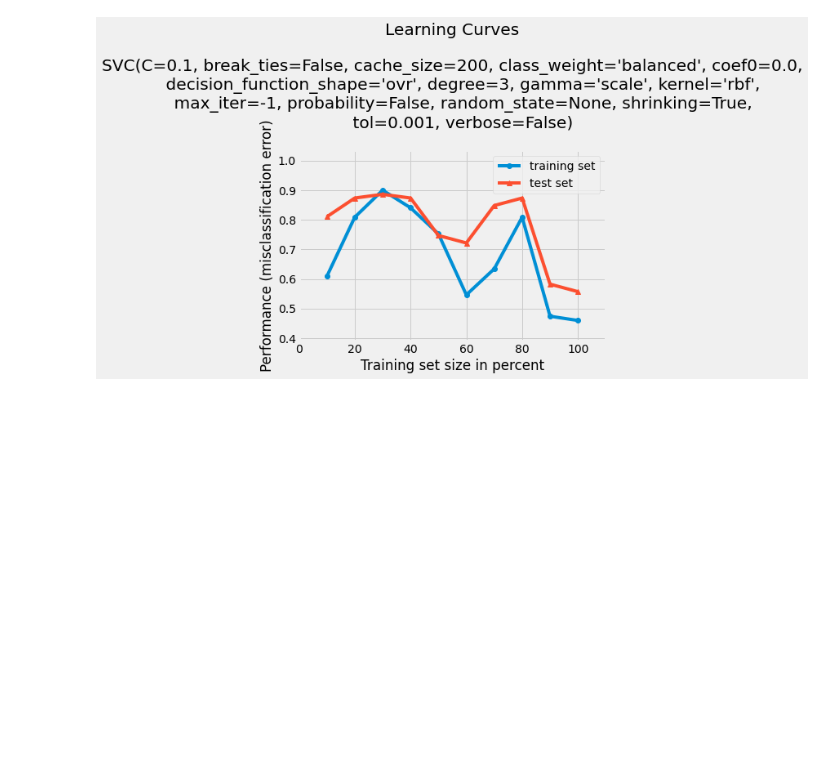
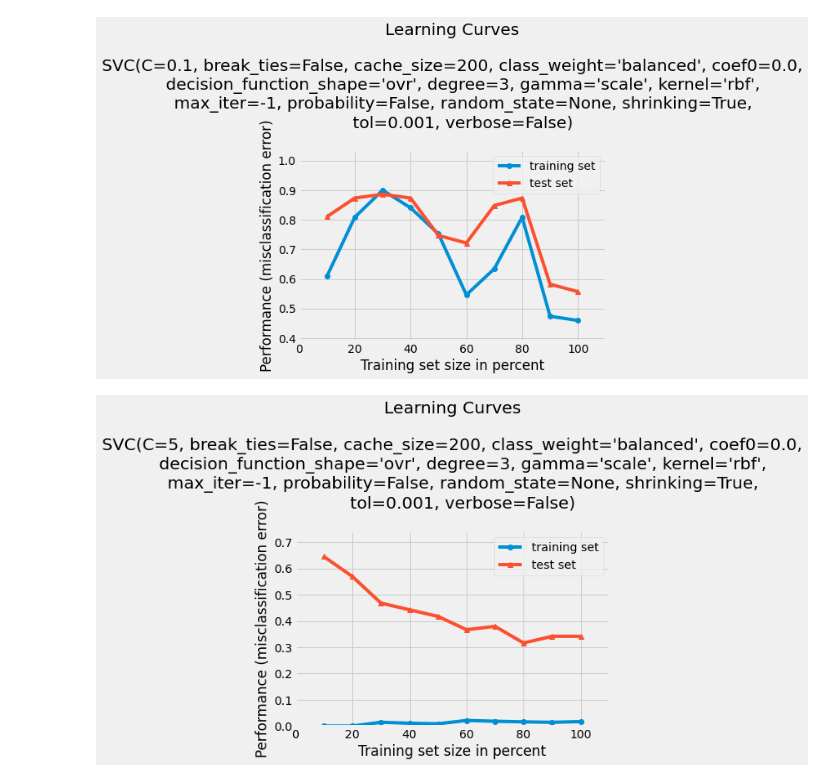
Before and after one commit to BlackCurrantDS/ATiML-Project, a Jupyter notebook: Model_Selection_and_Evaluation.ipynb, the cells around one changed output. Saved outputs shown, nothing was run; the diff lists cells and outputs as text; code cells hidden in the pictures; blank space fills up the shorter version.

```diff
--- a/Model_Selection_and_Evaluation.ipynb
+++ b/Model_Selection_and_Evaluation.ipynb
@@ -585,3 +585,22 @@ plot_learning_curves(X_train, y_tr, X_test, y_test, clf)
 plt.show()
 # %% [output]
 [figure]
+# %%
+from mlxtend.plotting import plot_learning_curves
+import matplotlib.pyplot as plt
+from mlxtend.data import iris_data
+from mlxtend.preprocessing import shuffle_arrays_unison
+from sklearn.svm import SVC
+import numpy as np
+
+
+# Loading some example data
+X_train, X_test = X_final_train,X_final_test_pca
+y_tr, y_test = y_final_train,y_final_test
+
+clf = SVC(C=5, gamma= 'scale', kernel='rbf', class_weight='balanced')
+
+plot_learning_curves(X_train, y_tr, X_test, y_test, clf)
+plt.show()
+# %% [output]
+[figure, added]
```
